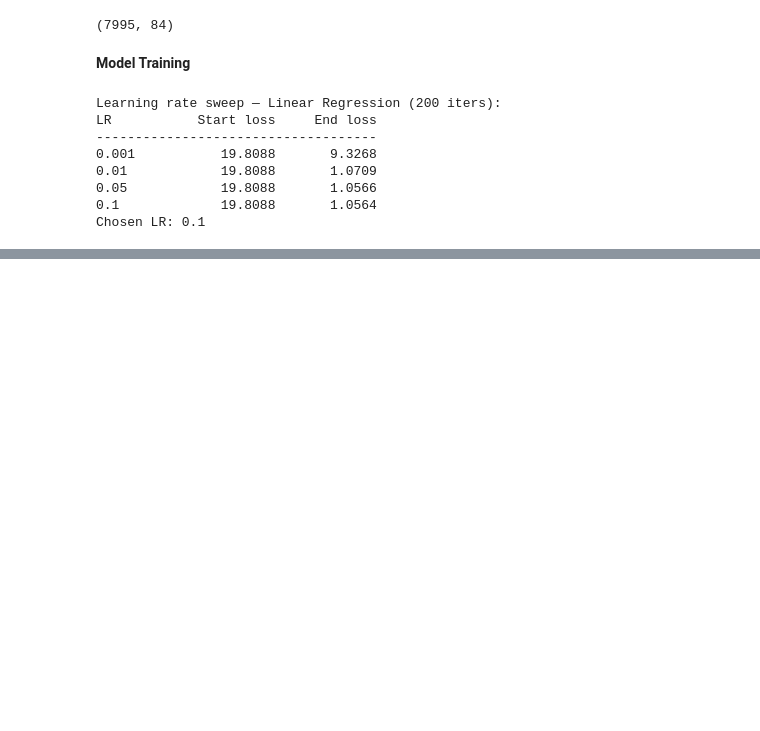
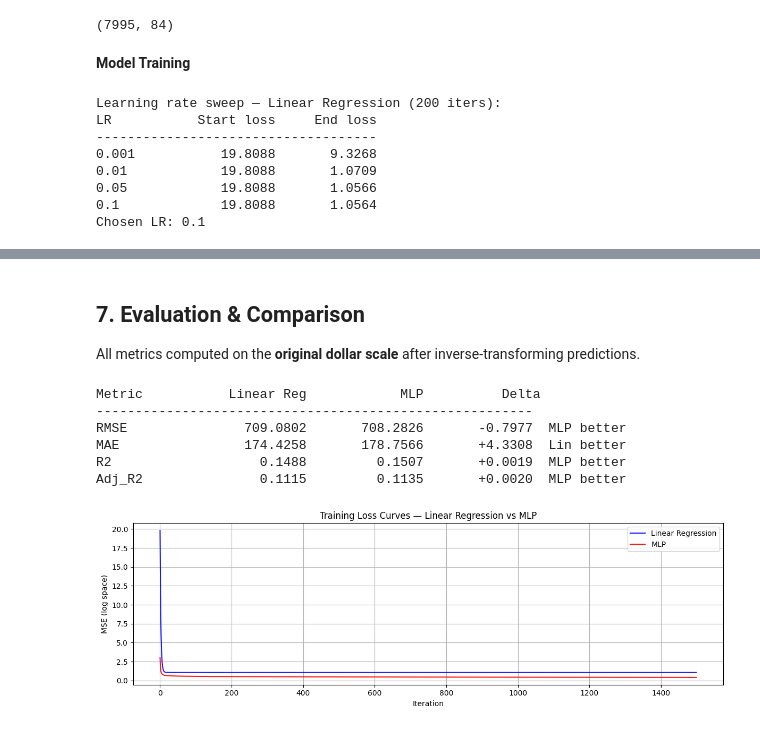
Before and after one commit to jhasankbharadwaj/carprice_prediction, a Jupyter notebook: Dynamic_Pricing_Suggestion_.ipynb, the cells around one changed output, grey strips where cells are left out. Saved outputs shown, nothing was run; the diff lists cells and outputs as text; code cells hidden in the pictures; blank space fills up the shorter version.

```diff
--- a/Dynamic_Pricing_Suggestion_.ipynb
+++ b/Dynamic_Pricing_Suggestion_.ipynb
@@ -606,0 +738,49 @@ AttributeError: 'numpy.ndarray' object has no attribute 'values'
+# %% [markdown]
+## 7. Evaluation & Comparison
+
+All metrics computed on the **original dollar scale** after inverse-transforming predictions.
+# %%
+def compute_metrics(y_true, y_pred, n_features):
+    residuals = y_true - y_pred
+    ss_res    = np.sum(residuals ** 2)
+    ss_tot    = np.sum((y_true - y_true.mean()) ** 2)
+    r2        = 1 - ss_res / ss_tot
+    n         = len(y_true)
+    adj_r2    = 1 - (1 - r2) * (n - 1) / (n - n_features - 1)
+    rmse      = np.sqrt(np.mean(residuals ** 2))
+    mae       = np.mean(np.abs(residuals))
+    return dict(RMSE=rmse, MAE=mae, R2=r2, Adj_R2=adj_r2)
+
+n_feat = X_test.shape[1]
+lin_m  = compute_metrics(Y_test, lin_predictions, n_feat)
+mlp_m  = compute_metrics(Y_test, mlp_predictions, n_feat)
+
+print(f'{"Metric":<12} {"Linear Reg":>14} {"MLP":>14} {"Delta":>14}')
+print('-' * 56)
+for k in ['RMSE', 'MAE', 'R2', 'Adj_R2']:
+    diff = mlp_m[k] - lin_m[k]
+    if k in ['R2', 'Adj_R2']:
+        note = 'MLP better' if diff > 0 else 'Lin better'
+    else:
+        note = 'MLP better' if diff < 0 else 'Lin better'
+    print(f'{k:<12} {lin_m[k]:>14.4f} {mlp_m[k]:>14.4f} {diff:>+13.4f}  {note}')
+# %% [output]
+Metric           Linear Reg            MLP          Delta
+--------------------------------------------------------
+RMSE               709.0802       708.2826       -0.7977  MLP better
+MAE                174.4258       178.7566       +4.3308  Lin better
+R2                   0.1488         0.1507       +0.0019  MLP better
+Adj_R2               0.1115         0.1135       +0.0020  MLP better
+# %%
+fig, ax = plt.subplots(figsize=(12, 4))
+ax.plot(lin_model.loss_history, color='blue', linewidth=1.5,
+        label='Linear Regression', alpha=0.9)
+ax.plot(mlp_model.loss_history, color='red', linewidth=1.5,
+        label='MLP', alpha=0.9)
+ax.set_title('Training Loss Curves — Linear Regression vs MLP')
+ax.set_xlabel('Iteration'); ax.set_ylabel('MSE (log space)')
+ax.legend(); ax.grid(True)
+plt.tight_layout()
+plt.show()
+# %% [output]
+[figure, added]
```
Also changed, not shown: parts of 16 cells of this notebook.
